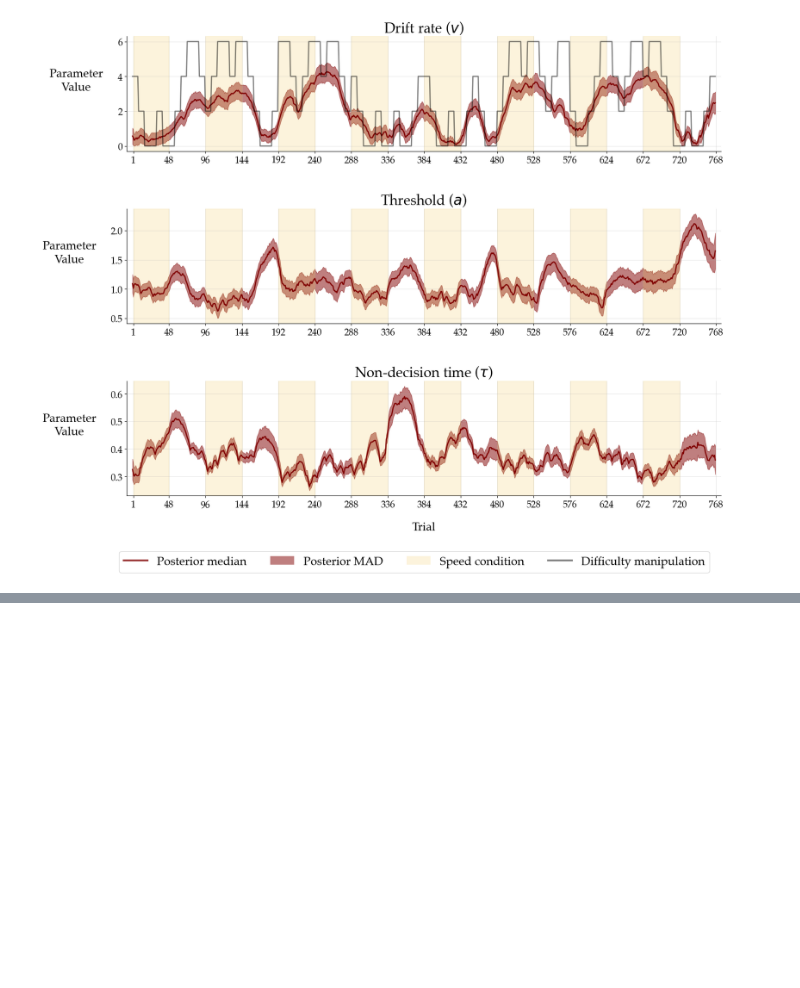
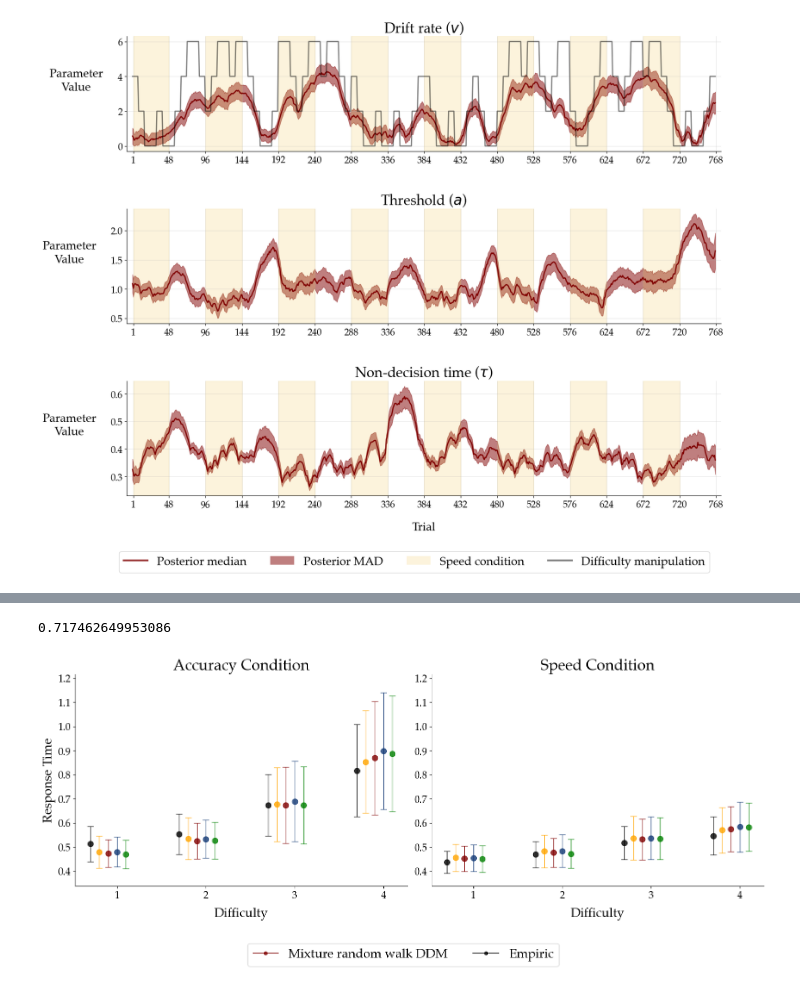
Before and after one commit to bayesflow-org/Non-Stationary-DDM-Validation, a Jupyter notebook: applications/inference/posterior_resimulation.ipynb, the cells around one changed output, grey strips where cells are left out. Drawn from its saved outputs; the diff is of its cells as text; code cells hidden in the pictures; blank space fills up the shorter version.

```diff
--- a/applications/inference/posterior_resimulation.ipynb
+++ b/applications/inference/posterior_resimulation.ipynb
@@ -370,0 +404,4 @@ f = plot_parameter_trajectory(person_data, local_samples)
+# %%
+NUM_OBS = 768
+NUM_SAMPLES = 1000
+NUM_RESIMULATIONS = 100
@@ -370,0 +448,76 @@ f = plot_parameter_trajectory(person_data, local_samples)
+# %%
+BAR_WIDTH = np.arange(-0.6, 0.7, 0.2)
+MODEL_NAMES = [
+    'Random walk DDM', 'Mixture random walk DDM',
+    'Levy flight DDM', 'Regime switching DDM'
+    ]
+X_AXIS_VALUES = np.arange(4) * 2
+LABELS = [
+    'Empiric', 'Random walk', 'Mixture random walk',
+    'Levy flight', 'Regime switching'
+    ]
+COLORS = [
+    "black", "orange", "maroon", "#133a76", "green"
+]
+CONDITIONS = ["Accuracy Condition", "Speed Condition"]
+# %%
+summaries[0]["median"].min() - 0.1
+summaries[0]["median"].max() + 0.3
+# %% [output]
+0.717462649953086
+# %%
+fig, axarr = plt.subplots(1, 2, figsize=(16, 6))
+for i, ax in enumerate(axarr.flat):
+    for t in range(len(summaries)):
+        ax.scatter(
+            X_AXIS_VALUES + BAR_WIDTH[t],
+            summaries[t].loc[summaries[t].speed_condition == i, 'median'],
+            s=75, color=COLORS[t], alpha=0.8, label=LABELS[t]
+        )
+
+        ax.errorbar(
+            X_AXIS_VALUES + BAR_WIDTH[t],
+            summaries[t].loc[summaries[t].speed_condition == i, 'median'],
+            yerr=summaries[t].loc[summaries[t].speed_condition == i, 'mad'],
+            fmt='none', capsize=5, elinewidth=1,
+            color=COLORS[t], alpha=0.8
+            )
+
+    ax.set_title(CONDITIONS[i], fontsize=FONT_SIZE_1)
+
+    x_labels = ['1', '2', '3', '4']
+    x_positions = [0, 2, 4, 6]
+    ax.set_xticks(x_positions, x_labels)
+
+    ax.set_ylim([
+        summaries[0]["median"].min() - 0.1,
+        summaries[0]["median"].max() + 0.4])
+
+    ax.tick_params(axis='both', which='major', labelsize=FONT_SIZE_3)
+    if i == 0:
+        ax.set_ylabel("Response Time", fontsize=FONT_SIZE_2)
+
+    ax.set_xlabel("Difficulty", labelpad=10, fontsize=FONT_SIZE_2)
+
+fig.subplots_adjust(hspace=0.5)
+# legend
+handles = [
+    Line2D(
+        xdata=[], ydata=[], marker='o', markersize=5,
+        color='maroon', alpha=0.8,  label="Mixture random Walk DDM"
+        ),
+    Line2D(
+        xdata=[], ydata=[], marker='o', markersize=5,
+        color='black', alpha=0.8,  label="Empiric"
+        )
+    ]
+fig.legend(
+    handles,
+    ["Mixture random walk DDM", "Empiric"],
+    fontsize=FONT_SIZE_2, bbox_to_anchor=(0.5, -0.1),
+    loc="center", ncol=2
+    )
+sns.despine()
+fig.tight_layout()
+# %% [output]
+[figure, added]
```
Also changed, not shown: parts of 7 cells of this notebook, 5 other files.
